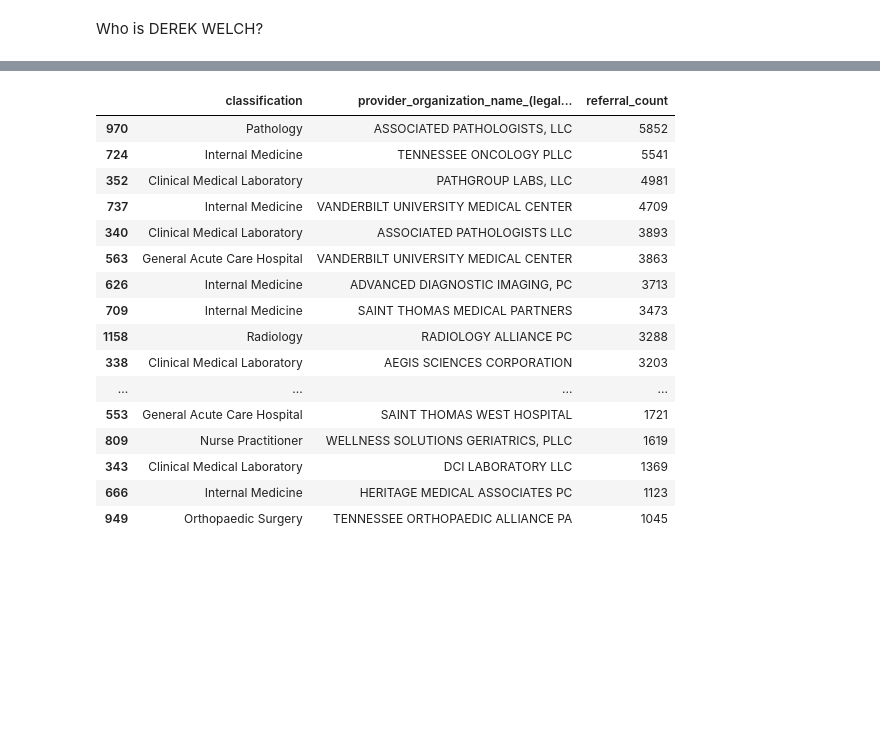
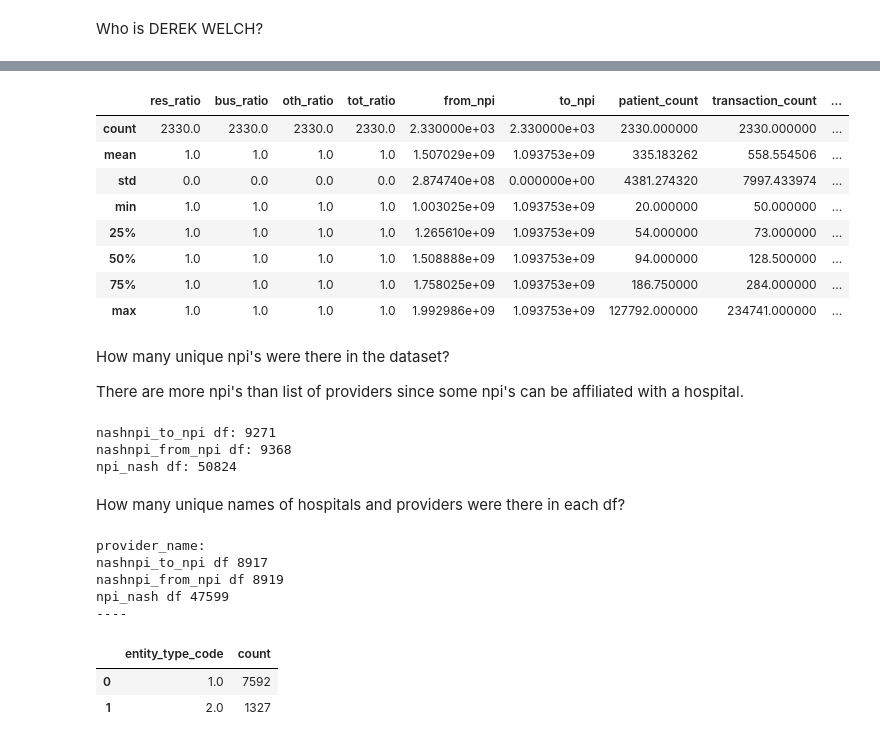
Before and after one commit to ballir27/hop-team-healthcare-providers, a Jupyter notebook: notebooks/providers.ipynb, the cells around one changed output, grey strips where cells are left out. Saved outputs shown, nothing was run; the diff lists cells and outputs as text; code cells hidden in the pictures; blank space fills up the shorter version.

```diff
--- a/notebooks/providers.ipynb
+++ b/notebooks/providers.ipynb
@@ -478,23 +508,50 @@ providers_list
-# %%
-# This code groups the nashnpi_from_npi by classification then by legal business name
-referral_patterns = nashnpi_from_npi.groupby(["classification", "provider_organization_name_(legal_business_name)"]).size().reset_index(name = "referral_count")
-
-referral_patterns.sort_values(by = "referral_count", ascending = False).head(20)
-# %% [output]
-|  | classification | provider_organization_name_(legal... | referral_count |
-| 970 | Pathology | ASSOCIATED PATHOLOGISTS, LLC | 5852 |
-| 724 | Internal Medicine | TENNESSEE ONCOLOGY PLLC | 5541 |
-| 352 | Clinical Medical Laboratory | PATHGROUP LABS, LLC | 4981 |
-| 737 | Internal Medicine | VANDERBILT UNIVERSITY MEDICAL CENTER | 4709 |
-| 340 | Clinical Medical Laboratory | ASSOCIATED PATHOLOGISTS LLC | 3893 |
-| 563 | General Acute Care Hospital | VANDERBILT UNIVERSITY MEDICAL CENTER | 3863 |
-| 626 | Internal Medicine | ADVANCED DIAGNOSTIC IMAGING, PC | 3713 |
-| 709 | Internal Medicine | SAINT THOMAS MEDICAL PARTNERS | 3473 |
-| 1158 | Radiology | RADIOLOGY ALLIANCE PC | 3288 |
-| 338 | Clinical Medical Laboratory | AEGIS SCIENCES CORPORATION | 3203 |
-| ... | ... | ... | ... |
-| 553 | General Acute Care Hospital | SAINT THOMAS WEST HOSPITAL | 1721 |
-| 809 | Nurse Practitioner | WELLNESS SOLUTIONS GERIATRICS, PLLC | 1619 |
-| 343 | Clinical Medical Laboratory | DCI LABORATORY LLC | 1369 |
-| 666 | Internal Medicine | HERITAGE MEDICAL ASSOCIATES PC | 1123 |
-| 949 | Orthopaedic Surgery | TENNESSEE ORTHOPAEDIC ALLIANCE PA | 1045 |
+# %%
+summary = derek_welch[['res_ratio', 'bus_ratio', 'oth_ratio',
+       'tot_ratio', 'from_npi', 'to_npi', 'patient_count', 'transaction_count',
+       'average_day_wait', 'std_day_wait']].describe()
+
+summary
+# %% [output]
+|  | res_ratio | bus_ratio | oth_ratio | tot_ratio | from_npi | to_npi | patient_count | transaction_count | ... |
+| count | 2330.0 | 2330.0 | 2330.0 | 2330.0 | 2.330000e+03 | 2.330000e+03 | 2330.000000 | 2330.000000 | ... |
+| mean | 1.0 | 1.0 | 1.0 | 1.0 | 1.507029e+09 | 1.093753e+09 | 335.183262 | 558.554506 | ... |
+| std | 0.0 | 0.0 | 0.0 | 0.0 | 2.874740e+08 | 0.000000e+00 | 4381.274320 | 7997.433974 | ... |
+| min | 1.0 | 1.0 | 1.0 | 1.0 | 1.003025e+09 | 1.093753e+09 | 20.000000 | 50.000000 | ... |
+| 25% | 1.0 | 1.0 | 1.0 | 1.0 | 1.265610e+09 | 1.093753e+09 | 54.000000 | 73.000000 | ... |
+| 50% | 1.0 | 1.0 | 1.0 | 1.0 | 1.508888e+09 | 1.093753e+09 | 94.000000 | 128.500000 | ... |
+| 75% | 1.0 | 1.0 | 1.0 | 1.0 | 1.758025e+09 | 1.093753e+09 | 186.750000 | 284.000000 | ... |
+| max | 1.0 | 1.0 | 1.0 | 1.0 | 1.992986e+09 | 1.093753e+09 | 127792.000000 | 234741.000000 | ... |
+# %% [markdown]
+How many unique npi's were there in the dataset?
+
+There are more npi's than list of providers since some npi's can be affiliated with a hospital.
+# %%
+print("nashnpi_to_npi df:", nashnpi_to_npi['npi'].nunique())
+print("nashnpi_from_npi df:", nashnpi_from_npi['npi'].nunique())
+print("npi_nash df:", npi_nash['npi'].nunique())
+# %% [output]
+nashnpi_to_npi df: 9271
+nashnpi_from_npi df: 9368
+npi_nash df: 50824
+# %% [markdown]
+How many unique names of hospitals and providers were there in each df?
+# %%
+print("provider_name:")
+print("nashnpi_to_npi df", nashnpi_to_npi['provider_name'].nunique())
+print("nashnpi_from_npi df", nashnpi_from_npi['provider_name'].nunique())
+print("npi_nash df", npi_nash['provider_name'].nunique())
+print('----')
+# %% [output]
+provider_name:
+nashnpi_to_npi df 8917
+nashnpi_from_npi df 8919
+npi_nash df 47599
+----
+# %%
+type_count = nashnpi_to_npi.groupby("entity_type_code")["provider_name"].nunique().reset_index(name = "count")
+type_count['entity_type_code'] = type_count['entity_type_code'].astype(str)
+type_count
+# %% [output]
+|  | entity_type_code | count |
+| 0 | 1.0 | 7592 |
+| 1 | 2.0 | 1327 |
```
Also changed, not shown: parts of 79 cells of this notebook.
